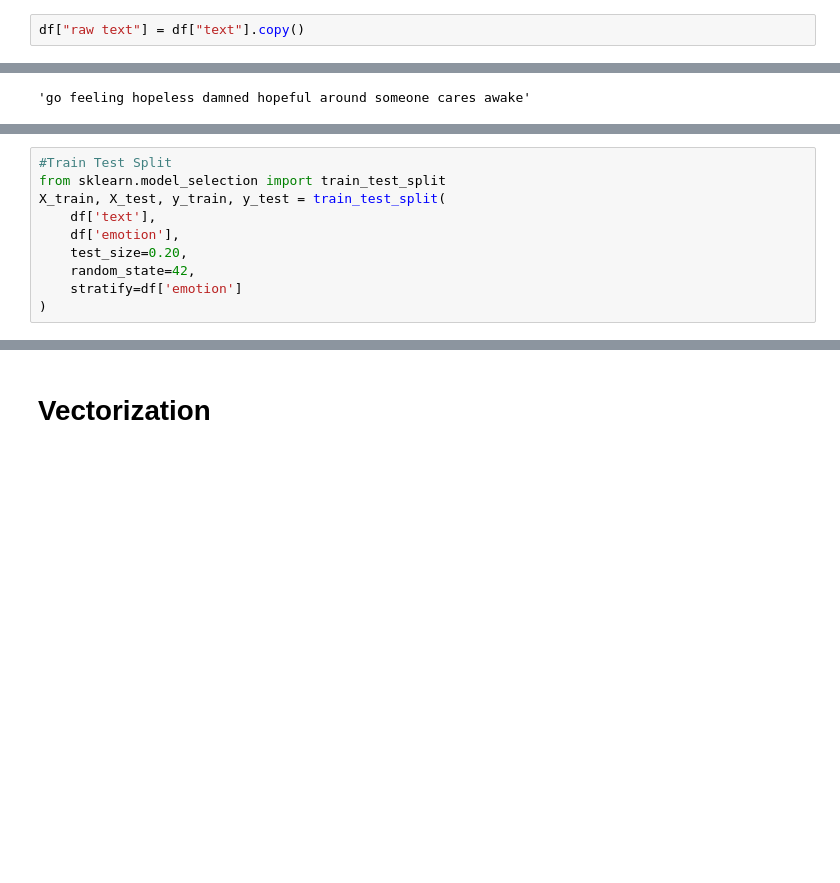
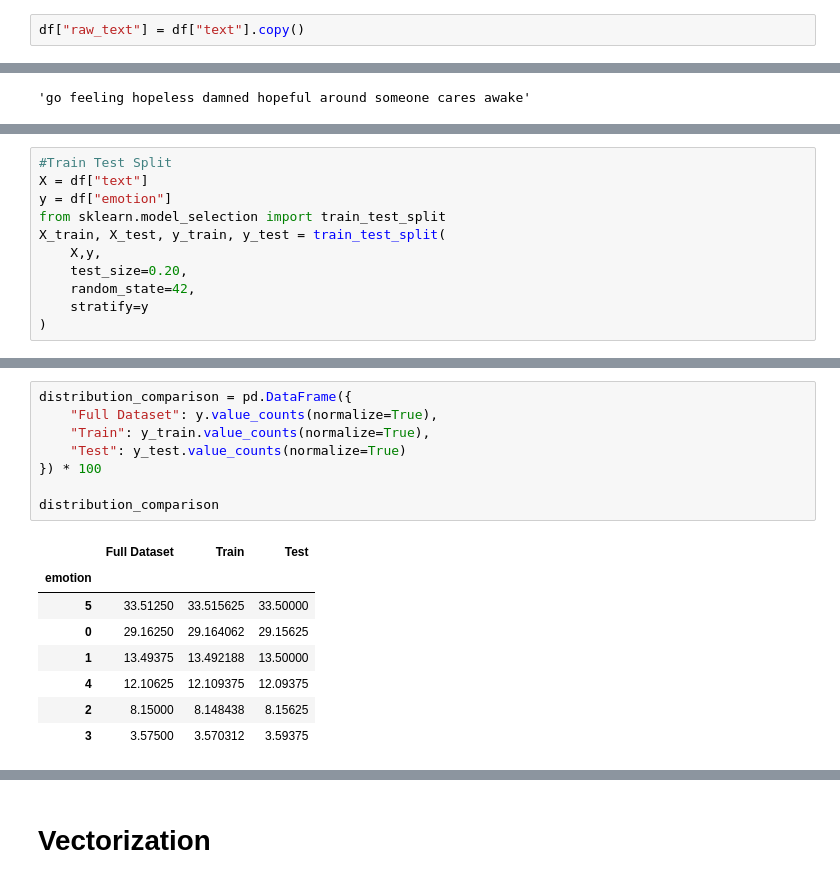
Before and after one commit to sagarsingh0001/Emotion-Detection-using-NLP, a Jupyter notebook: notebooks/emotion-detection-using-nlp.ipynb, the cells around one changed output, grey strips where cells are left out. Drawn from its saved outputs; the diff is of its cells as text; blank space fills up the shorter version.

```diff
--- a/notebooks/emotion-detection-using-nlp.ipynb
+++ b/notebooks/emotion-detection-using-nlp.ipynb
@@ -331,7 +436,7 @@ df['emotion'] = df['emotion'].map(emotion_numbers)
 # %% [markdown]
 # Data Preprocessing
 # %%
-df["raw text"] = df["text"].copy()
+df["raw_text"] = df["text"].copy()
 # %%
 #Lowercasing
 df['text'] = df['text'].apply(lambda x: x.lower())
@@ -436,10 +560,11 @@ KeyError: "['raw_text'] not in index"
 # %%
 #Train Test Split
+X = df["text"]
+y = df["emotion"]
 from sklearn.model_selection import train_test_split
 X_train, X_test, y_train, y_test = train_test_split(
-    df['text'],
-    df['emotion'],
+    X,y,
     test_size=0.20,
     random_state=42,
-    stratify=df['emotion']
+    stratify=y
 )
@@ -445,0 +619,17 @@ X_train, X_test, y_train, y_test = train_test_split(
+# %%
+distribution_comparison = pd.DataFrame({
+    "Full Dataset": y.value_counts(normalize=True),
+    "Train": y_train.value_counts(normalize=True),
+    "Test": y_test.value_counts(normalize=True)
+}) * 100
+
+distribution_comparison
+# %% [output]
+|  | Full Dataset | Train | Test |
+| emotion |  |  |  |
+| 5 | 33.51250 | 33.515625 | 33.50000 |
+| 0 | 29.16250 | 29.164062 | 29.15625 |
+| 1 | 13.49375 | 13.492188 | 13.50000 |
+| 4 | 12.10625 | 12.109375 | 12.09375 |
+| 2 | 8.15000 | 8.148438 | 8.15625 |
+| 3 | 3.57500 | 3.570312 | 3.59375 |
```
Also changed, not shown: parts of 36 cells of this notebook.
